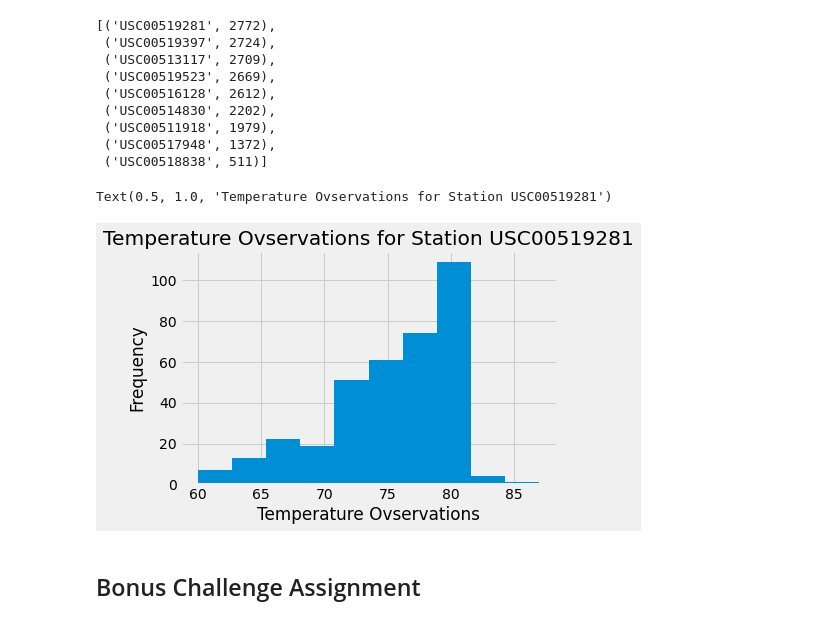
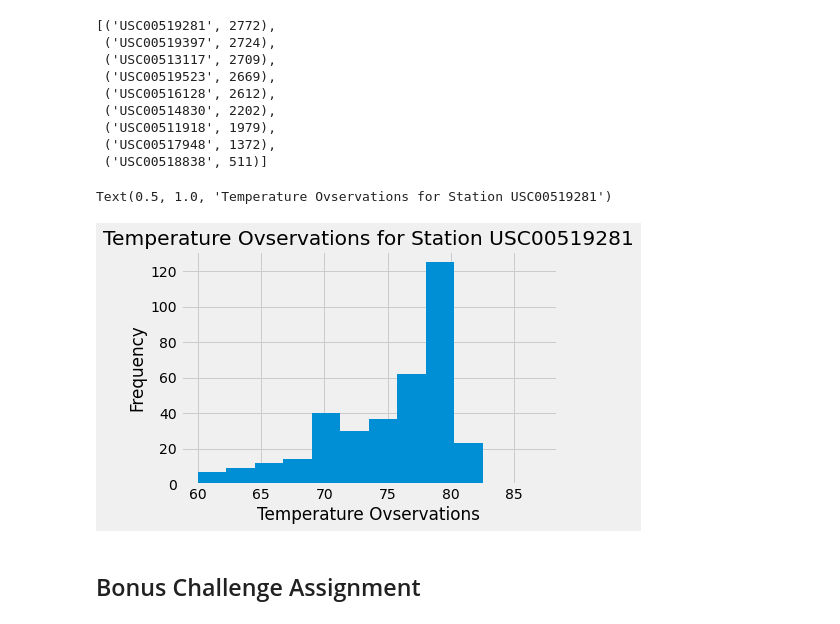
Before and after one commit to arerickson28/sqlalchemy-challenge, a Jupyter notebook: climate_notebook.ipynb, the cells around one changed output. Saved outputs shown, nothing was run; the diff lists cells and outputs as text; code cells hidden in the pictures.

```diff
--- a/climate_notebook.ipynb
+++ b/climate_notebook.ipynb
@@ -140,18 +140,18 @@ session.query(Measurement.station, func.count(Measurement.tobs)).\
 # %%
 # Query the last 12 months of temperature observation data for this station and plot the results as a histogram
 tobs_hist = session.query(Measurement.station, Measurement.tobs).filter(Measurement.station == "USC00519397") \
     .filter(Measurement.date >= last_year).all()
 
 tobs_hist_df = pd.DataFrame(tobs_hist)
 
 
-tobs_hist_df.hist(column = "tobs"),
+tobs_hist_df.hist(column = "tobs", bins = 12),
 plt.xlabel("Temperature Ovservations"),
 plt.ylabel("Frequency")
 plt.title("Temperature Ovservations for Station USC00519281")
 # %% [output]
 Text(0.5, 1.0, 'Temperature Ovservations for Station USC00519281')
-[figure, old version]
+[figure, new version]
 # %% [markdown]
 ## Bonus Challenge Assignment
 # %%
```
